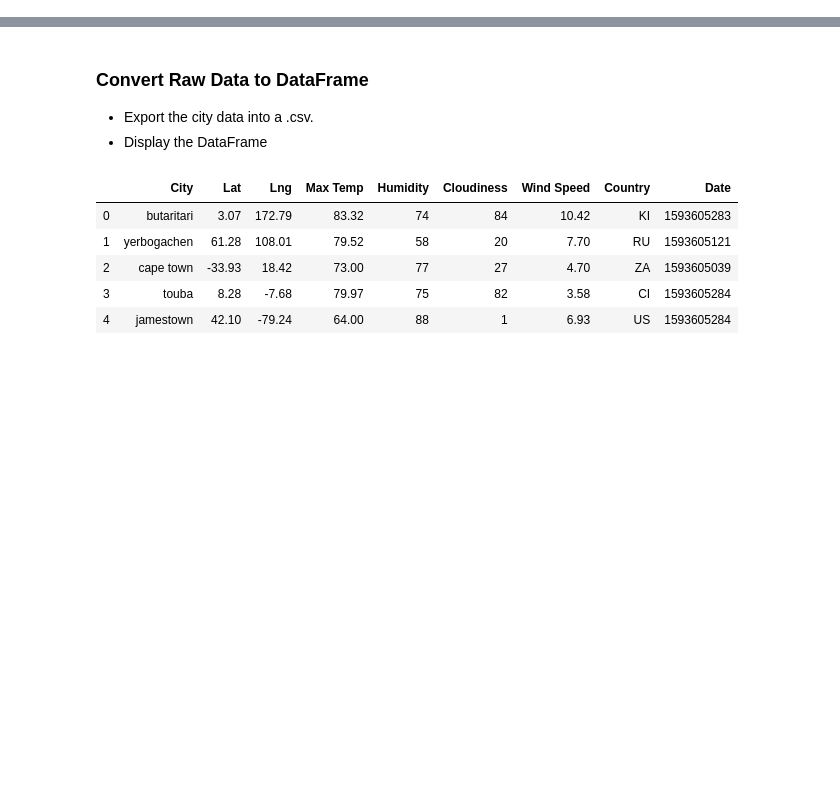
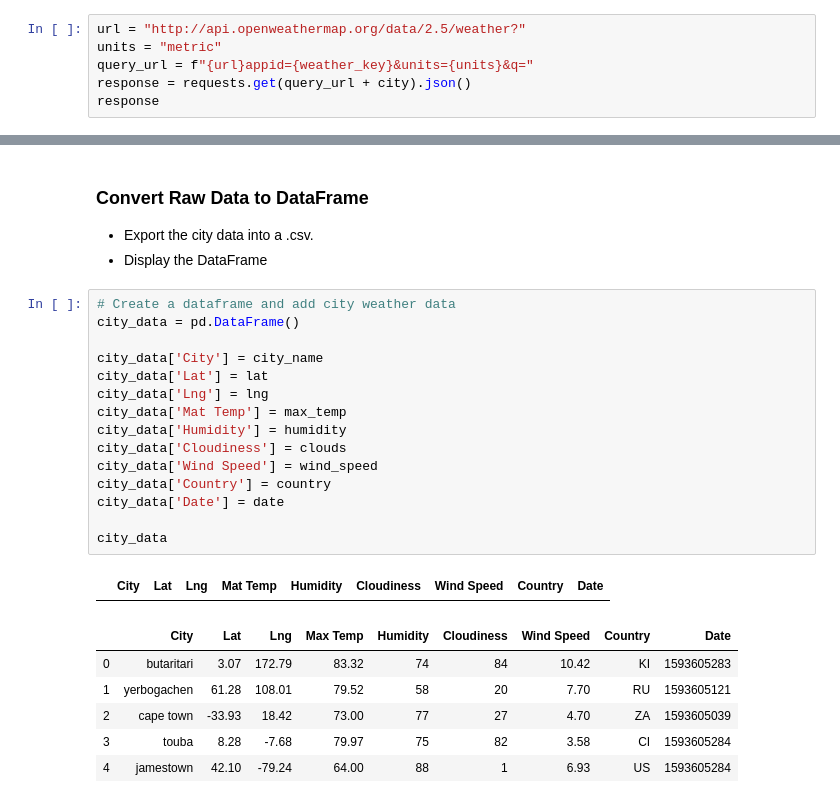
Before and after one commit to nickmangarella/Python-API-Challenge, a Jupyter notebook: Weather_Vacation/WeatherPy.ipynb, the cells around one changed output, grey strips where cells are left out. Saved outputs shown, nothing was run; the diff lists cells and outputs as text; blank space fills up the shorter version.

Commit message:
Completed API calls and created weather df

```diff
--- a/Weather_Vacation/WeatherPy.ipynb
+++ b/Weather_Vacation/WeatherPy.ipynb
@@ -47,0 +48,6 @@ len(cities)
+# %%
+url = "http://api.openweathermap.org/data/2.5/weather?"
+units = "metric"
+query_url = f"{url}appid={weather_key}&units={units}&q="
+response = requests.get(query_url + city).json()
+response
@@ -72,6 +154,23 @@ Data Retrieval Complete
 ### Convert Raw Data to DataFrame
 * Export the city data into a .csv.
 * Display the DataFrame
+# %%
+# Create a dataframe and add city weather data
+city_data = pd.DataFrame()
+
+city_data['City'] = city_name
+city_data['Lat'] = lat
+city_data['Lng'] = lng
+city_data['Mat Temp'] = max_temp
+city_data['Humidity'] = humidity
+city_data['Cloudiness'] = clouds
+city_data['Wind Speed'] = wind_speed
+city_data['Country'] = country
+city_data['Date'] = date
+
+city_data
+# %% [output]
+|  | City | Lat | Lng | Mat Temp | Humidity | Cloudiness | Wind Speed | Country | Date |
 # %%
 # %% [output]
 |  | City | Lat | Lng | Max Temp | Humidity | Cloudiness | Wind Speed | Country | Date |
```
Also changed, not shown: parts of 4 cells of this notebook.
